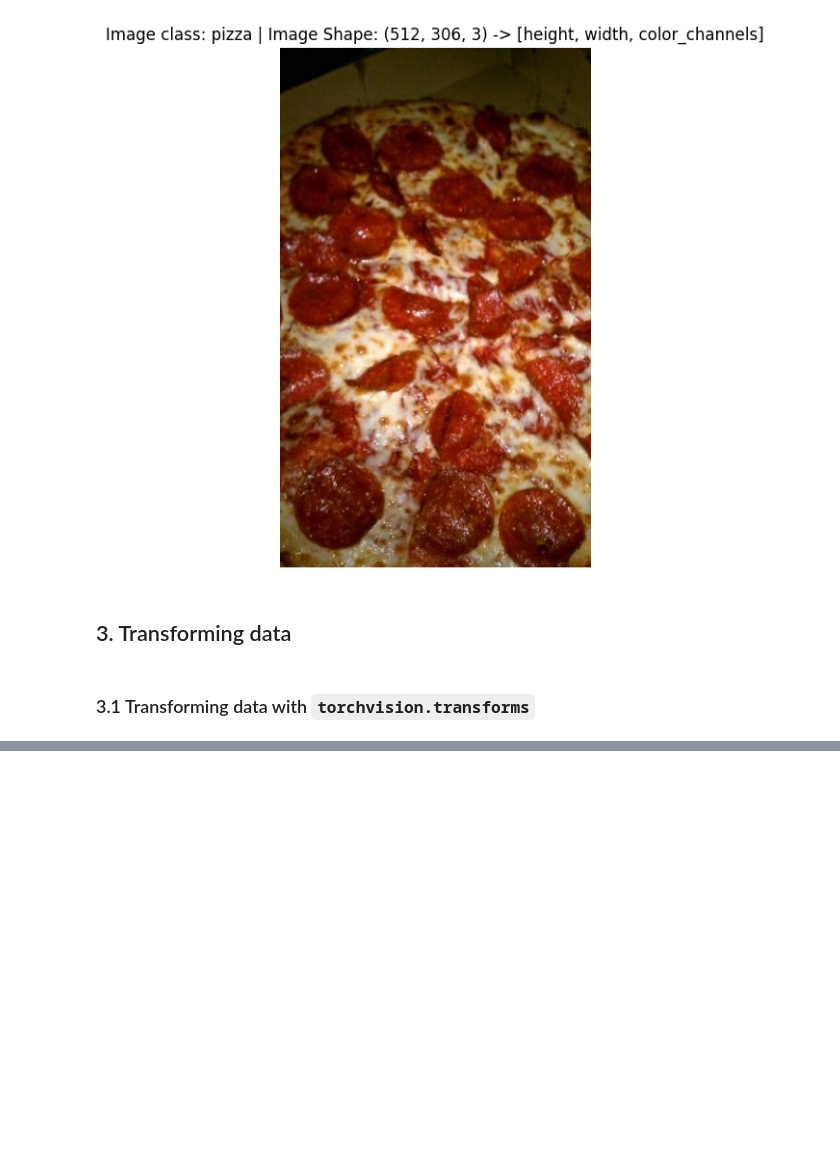
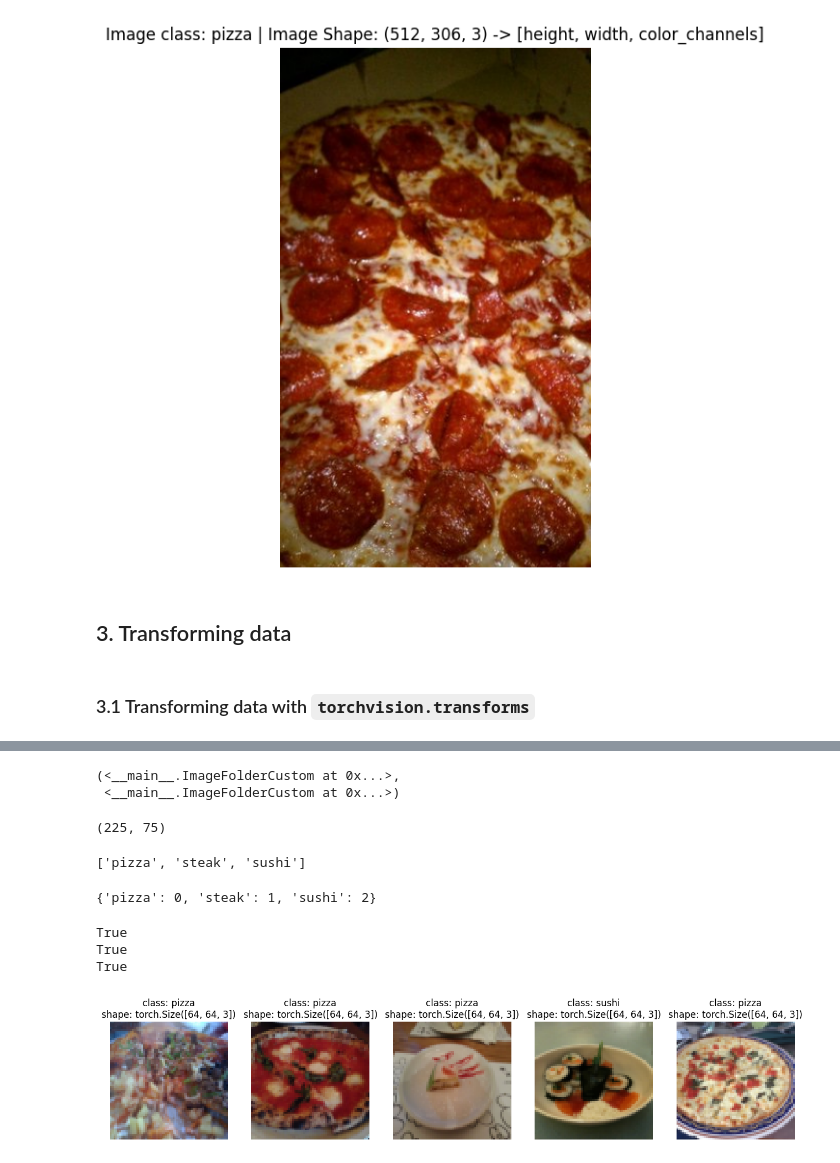
Before and after one commit to ShivajiMallela/Deep-learning-with-Pytorch, a Jupyter notebook: 05_PyTorch_custom_datasets.ipynb, the cells around one changed output, grey strips where cells are left out. Cells and saved outputs as stored; diff of their text form; code cells hidden in the pictures; blank space fills up the shorter version.

```diff
--- a/05_PyTorch_custom_datasets.ipynb
+++ b/05_PyTorch_custom_datasets.ipynb
@@ -162,0 +363,30 @@ plot_transformed_images(image_path_list,
+# %%
+train_data_custom = ImageFolderCustom(targ_dir=train_dir,
+                                      transform=train_transforms)
+test_data_custom = ImageFolderCustom(targ_dir=test_dir,
+                                     transform=test_transforms)
+train_data_custom, test_data_custom
+# %% [output]
+(<__main__.ImageFolderCustom at 0x...>,
+ <__main__.ImageFolderCustom at 0x...>)
+# %%
+len(train_data_custom), len(test_data_custom)
+# %% [output]
+(225, 75)
+# %%
+train_data_custom.classes
+# %% [output]
+['pizza', 'steak', 'sushi']
+# %%
+train_data_custom.class_to_idx
+# %% [output]
+{'pizza': 0, 'steak': 1, 'sushi': 2}
+# %%
+# Check for equality amongst our custom Dataset and ImageFolder Dataset
+print((len(train_data_custom) == len(train_data)) & (len(test_data_custom) == len(test_data)))
+print(train_data_custom.classes == train_data.classes)
+print(train_data_custom.class_to_idx == train_data.class_to_idx)
+# %% [output]
+True
+True
+True
@@ -162,0 +433,8 @@ plot_transformed_images(image_path_list,
+# %%
+# Display random images from ImageFolder created Dataset
+display_random_images(train_data,
+                      n=5,
+                      classes=class_names,
+                      seed=None)
+# %% [output]
+[figure, added]
```
Also changed, not shown: parts of 51 cells of this notebook.
